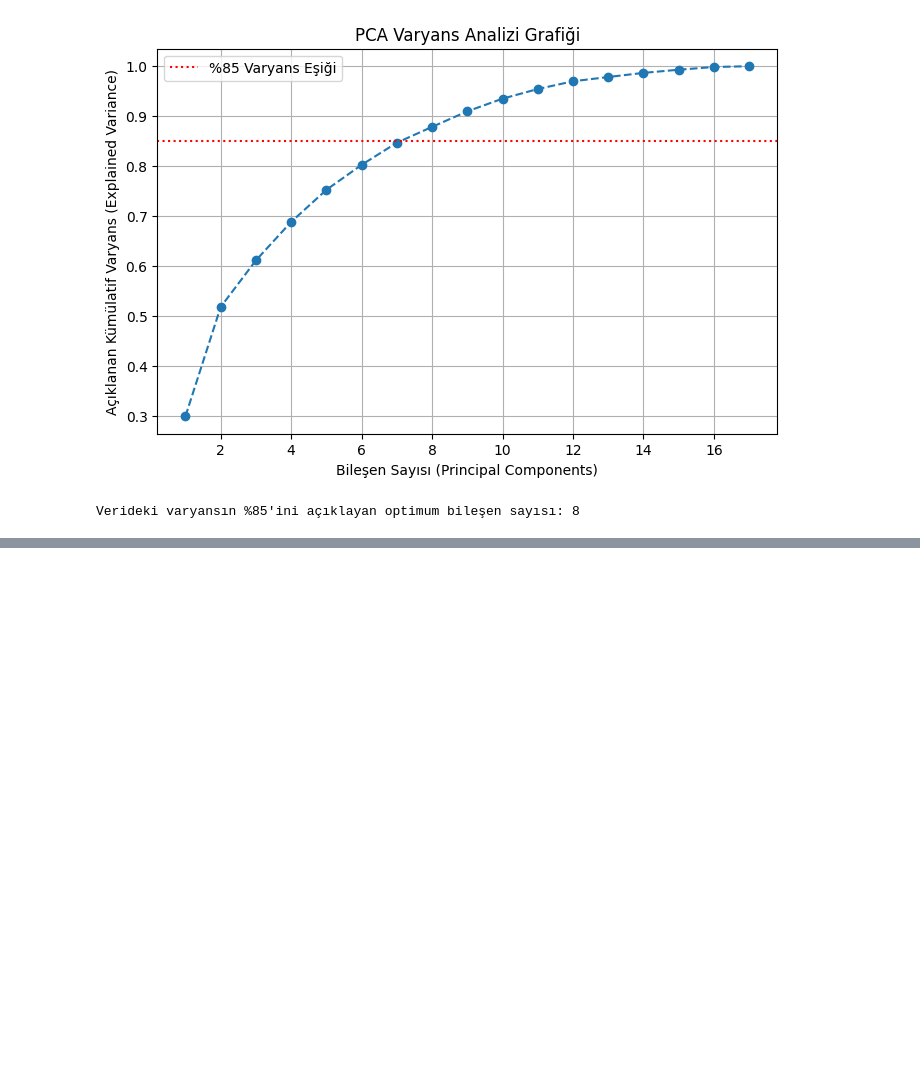
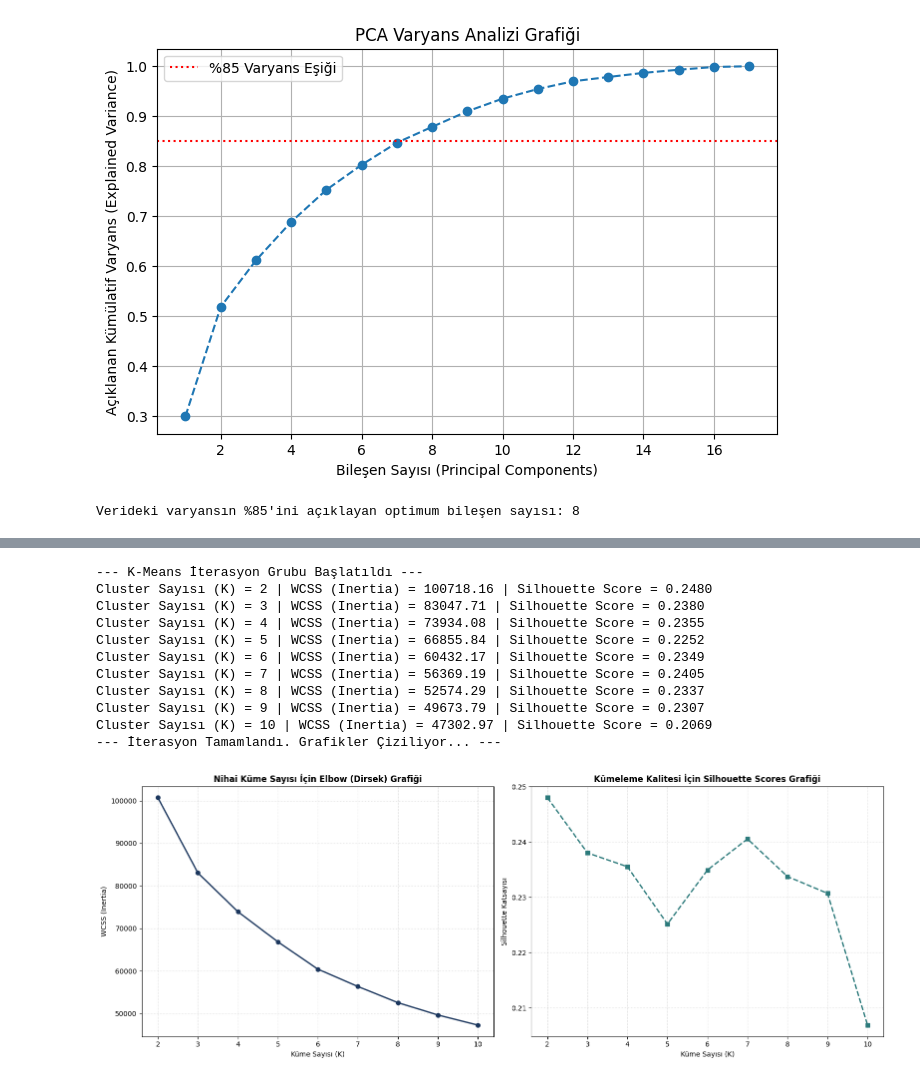
Before and after one commit to rana42s/MusteriSeg, a Jupyter notebook: eda_notebook.ipynb, the cells around one changed output, grey strips where cells are left out. Saved outputs shown, nothing was run; the diff lists cells and outputs as text; code cells hidden in the pictures; blank space fills up the shorter version.

```diff
--- a/eda_notebook.ipynb
+++ b/eda_notebook.ipynb
@@ -465,0 +468,66 @@ Açıklanan toplam varyans oranı: 0.8784110556015525
+# %%
+import matplotlib.pyplot as plt
+from sklearn.cluster import KMeans
+from sklearn.metrics import silhouette_score
+
+# 1. Metrikleri depolamak için boş listeler tanımlıyoruz
+wcss = []
+silhouette_scores = []
+
+# Denenecek küme sayısı aralığı (Endüstri standardı bankacılık segmentasyonu için 2-10 arasıdır)
+cluster_range = range(2, 11)
+
+print("--- K-Means İterasyon Grubu Başlatıldı ---")
+for k in cluster_range:
+    # random_state=42: Sonuçların deterministik (tekrarlanabilir) olması için sabitliyoruz.
+    # n_init=10: Algoritmanın yerel minimuma sıkışmaması için farklı merkezlerle 10 kez başlamasını söyler.
+    kmeans = KMeans(n_clusters=k, init='k-means++', n_init=10, random_state=42)
+    kmeans.fit(X_final_prepared)
+
+    # WCSS (Inertia) değerini kaydediyoruz
+    wcss.append(kmeans.inertia_)
+
+    # Silhouette skorunu hesaplayıp kaydediyoruz
+    score = silhouette_score(X_final_prepared, kmeans.labels_)
+    silhouette_scores.append(score)
+
+    print(f"Cluster Sayısı (K) = {k} | WCSS (Inertia) = {kmeans.inertia_:.2f} | Silhouette Score = {score:.4f}")
+
+print("--- İterasyon Tamamlandı. Grafikler Çiziliyor... ---")
+
+# 2. Karşılaştırmalı Optimizasyon Grafiklerinin Çizilmesi
+plt.figure(figsize=(16, 6))
+
+# Sol Grafik: Elbow Method (WCSS)
+plt.subplot(1, 2, 1)
+plt.plot(cluster_range, wcss, marker='o', linestyle='-', color='#1B365D', linewidth=2)
+plt.title('Nihai Küme Sayısı İçin Elbow (Dirsek) Grafiği', fontsize=12, fontweight='bold')
+plt.xlabel('Küme Sayısı (K)', fontsize=10)
+plt.ylabel('WCSS (Inertia)', fontsize=10)
+plt.grid(True, linestyle=':', alpha=0.6)
+
+# Sağ Grafik: Silhouette Scores
+plt.subplot(1, 2, 2)
+plt.plot(cluster_range, silhouette_scores, marker='s', linestyle='--', color='#2C7A7B', linewidth=2)
+plt.title('Kümeleme Kalitesi İçin Silhouette Scores Grafiği', fontsize=12, fontweight='bold')
+plt.xlabel('Küme Sayısı (K)', fontsize=10)
+plt.ylabel('Silhouette Katsayısı', fontsize=10)
+plt.grid(True, linestyle=':', alpha=0.6)
+
+plt.tight_layout()
+# Grafiği raporlama gününde supervisor'a göstermek için yerel diske kaydediyoruz
+plt.savefig('K_Means_Matematiksel_Optimizasyon_Grafikleri.png', dpi=300)
+plt.show()
+# %% [output]
+--- K-Means İterasyon Grubu Başlatıldı ---
+Cluster Sayısı (K) = 2 | WCSS (Inertia) = 100718.16 | Silhouette Score = 0.2480
+Cluster Sayısı (K) = 3 | WCSS (Inertia) = 83047.71 | Silhouette Score = 0.2380
+Cluster Sayısı (K) = 4 | WCSS (Inertia) = 73934.08 | Silhouette Score = 0.2355
+Cluster Sayısı (K) = 5 | WCSS (Inertia) = 66855.84 | Silhouette Score = 0.2252
+Cluster Sayısı (K) = 6 | WCSS (Inertia) = 60432.17 | Silhouette Score = 0.2349
+Cluster Sayısı (K) = 7 | WCSS (Inertia) = 56369.19 | Silhouette Score = 0.2405
+Cluster Sayısı (K) = 8 | WCSS (Inertia) = 52574.29 | Silhouette Score = 0.2337
+Cluster Sayısı (K) = 9 | WCSS (Inertia) = 49673.79 | Silhouette Score = 0.2307
+Cluster Sayısı (K) = 10 | WCSS (Inertia) = 47302.97 | Silhouette Score = 0.2069
+--- İterasyon Tamamlandı. Grafikler Çiziliyor... ---
+[figure, added]
```
Also changed, not shown: parts of 6 cells of this notebook.
